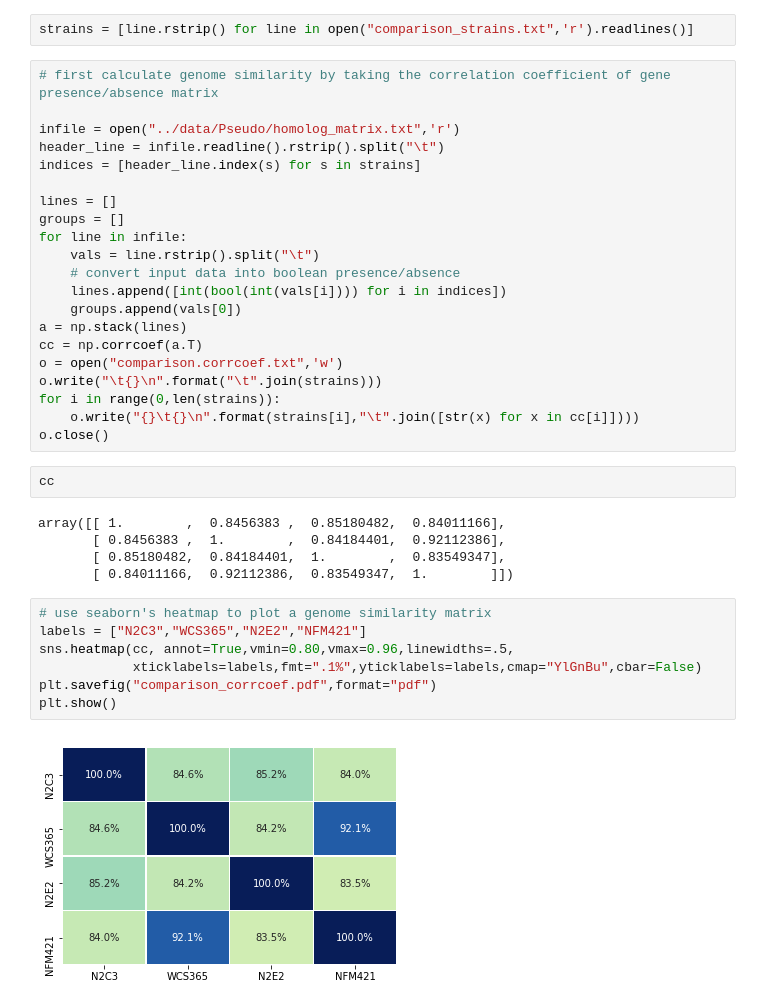
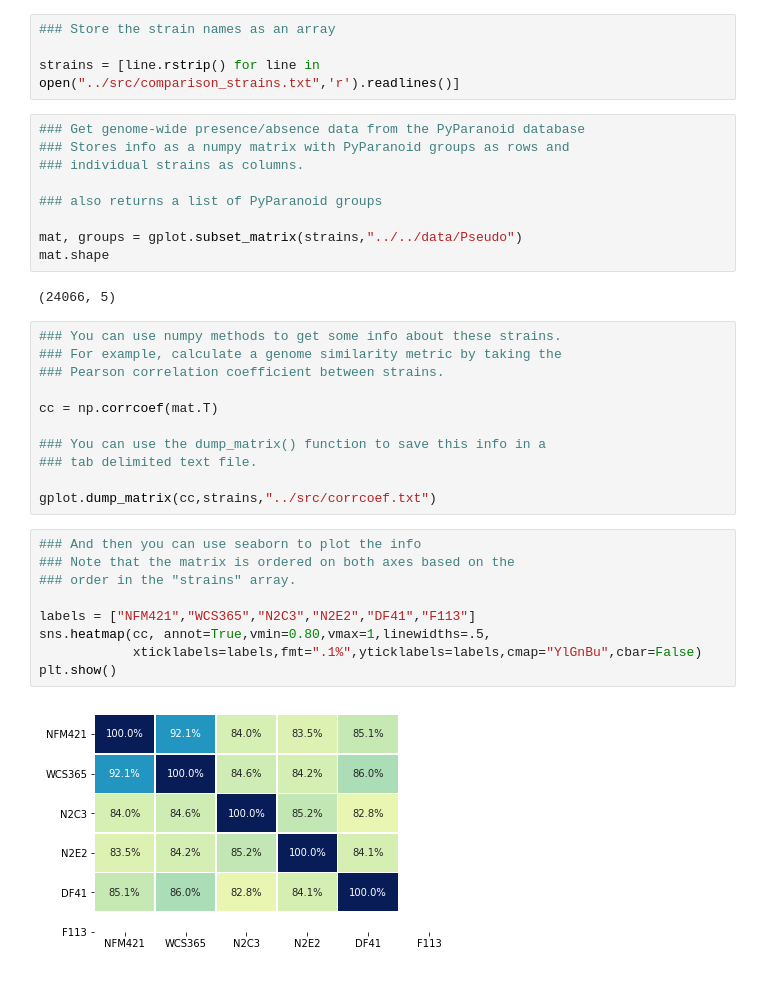
Before and after one commit to ryanmelnyk/PyParanoid, a Jupyter notebook: analysis_ipython/CompareStrains.ipynb, the cells around one changed output. Drawn from its saved outputs; the diff is of its cells as text.

Commit message:
developed methods for CompareStrains

```diff
--- a/analysis_ipython/CompareStrains.ipynb
+++ b/analysis_ipython/CompareStrains.ipynb
@@ -17,39 +24,37 @@ pseudomonas_brassicacearum_subsp_brassicacearum_nfm421
 # %%
-strains = [line.rstrip() for line in open("comparison_strains.txt",'r').readlines()]
+### Store the strain names as an array
+
+strains = [line.rstrip() for line in open("../src/comparison_strains.txt",'r').readlines()]
-# %%
-# first calculate genome similarity by taking the correlation coefficient of gene presence/absence matrix
-
-infile = open("../data/Pseudo/homolog_matrix.txt",'r')
-header_line = infile.readline().rstrip().split("\t")
-indices = [header_line.index(s) for s in strains]
-
-lines = []
-groups = []
-for line in infile:
-    vals = line.rstrip().split("\t")
-    # convert input data into boolean presence/absence
-    lines.append([int(bool(int(vals[i]))) for i in indices])
-    groups.append(vals[0])
-a = np.stack(lines)
-cc = np.corrcoef(a.T)
-o = open("comparison.corrcoef.txt",'w')
-o.write("\t{}\n".format("\t".join(strains)))
-for i in range(0,len(strains)):
-    o.write("{}\t{}\n".format(strains[i],"\t".join([str(x) for x in cc[i]])))
-o.close()
-# %%
-cc
-# %% [output]
-array([[ 1.        ,  0.8456383 ,  0.85180482,  0.84011166],
-       [ 0.8456383 ,  1.        ,  0.84184401,  0.92112386],
-       [ 0.85180482,  0.84184401,  1.        ,  0.83549347],
-       [ 0.84011166,  0.92112386,  0.83549347,  1.        ]])
+# %%
+### Get genome-wide presence/absence data from the PyParanoid database
+### Stores info as a numpy matrix with PyParanoid groups as rows and
+### individual strains as columns.
+
+### also returns a list of PyParanoid groups
+
+mat, groups = gplot.subset_matrix(strains,"../../data/Pseudo")
+mat.shape
+# %% [output]
+(24066, 5)
+# %%
+### You can use numpy methods to get some info about these strains.
+### For example, calculate a genome similarity metric by taking the
+### Pearson correlation coefficient between strains.
+
+cc = np.corrcoef(mat.T)
+
+### You can use the dump_matrix() function to save this info in a
+### tab delimited text file.
+
+gplot.dump_matrix(cc,strains,"../src/corrcoef.txt")
 # %%
-# use seaborn's heatmap to plot a genome similarity matrix
-labels = ["N2C3","WCS365","N2E2","NFM421"]
-sns.heatmap(cc, annot=True,vmin=0.80,vmax=0.96,linewidths=.5,
+### And then you can use seaborn to plot the info
+### Note that the matrix is ordered on both axes based on the
+### order in the "strains" array.
+
+labels = ["NFM421","WCS365","N2C3","N2E2","DF41","F113"]
+sns.heatmap(cc, annot=True,vmin=0.80,vmax=1,linewidths=.5,
             xticklabels=labels,fmt=".1%",yticklabels=labels,cmap="YlGnBu",cbar=False)
-plt.savefig("comparison_corrcoef.pdf",format="pdf")
 plt.show()
 # %% [output]
-[figure, old version]
+[figure, new version]
```
Also changed, not shown: parts of 14 cells of this notebook, 2 other files.
